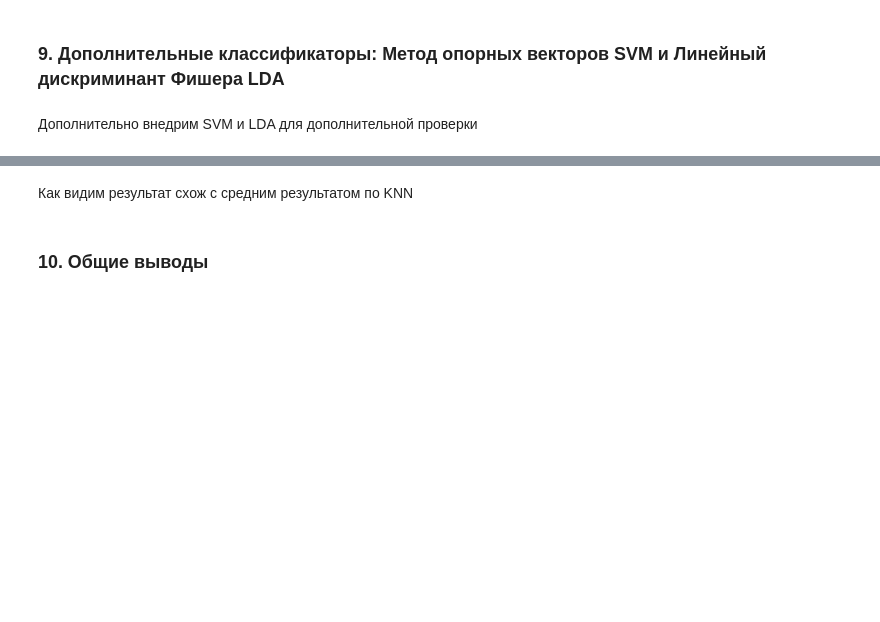
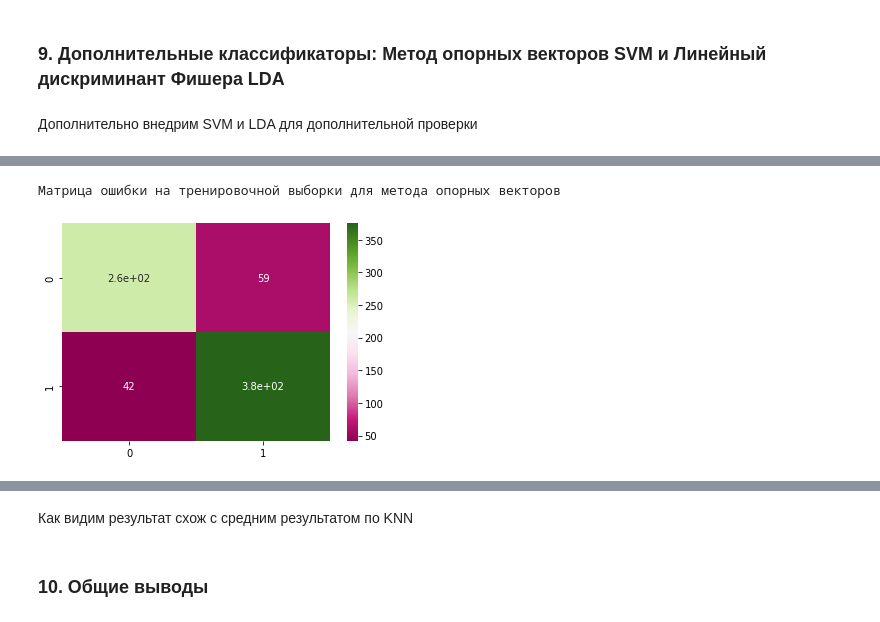
Before and after one commit to Breketov/ML_2022, a Jupyter notebook: Homework1.ipynb, the cells around one changed output, grey strips where cells are left out. Drawn from its saved outputs; the diff is of its cells as text; code cells hidden in the pictures; blank space fills up the shorter version.

```diff
--- a/Homework1.ipynb
+++ b/Homework1.ipynb
@@ -361,0 +366,7 @@ print('     LDA_тестовый: ', LDA_model.score(X_test, y_test)*100)
+# %%
+cnf_matrix = confusion_matrix(y_train, SVC_model.predict(X_train))
+sea.heatmap(cnf_matrix, annot=True, cmap="PiYG")
+print('Матрица ошибки на тренировочной выборки для метода опорных векторов')
+# %% [output]
+Матрица ошибки на тренировочной выборки для метода опорных векторов
+[figure, added]
```
Also changed, not shown: parts of 39 cells of this notebook.
